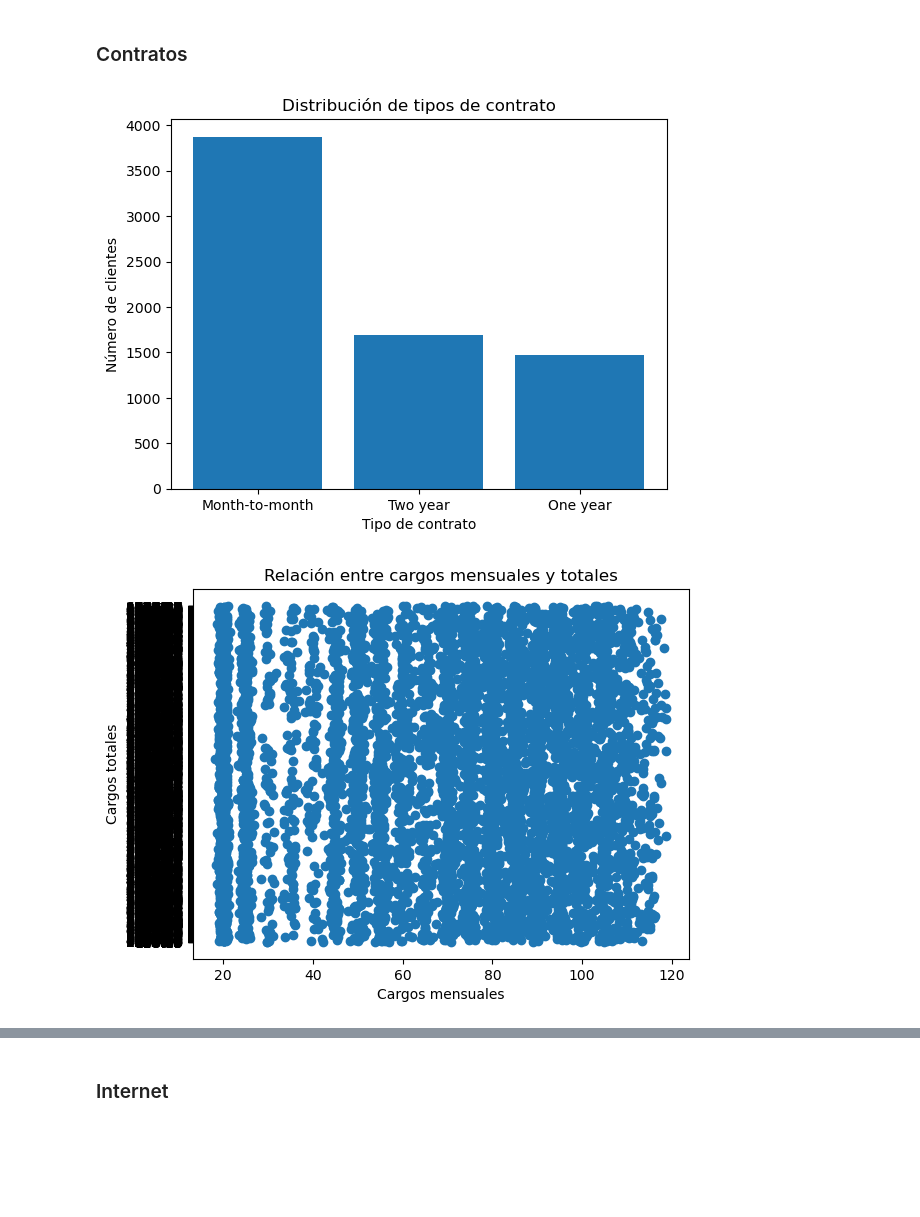
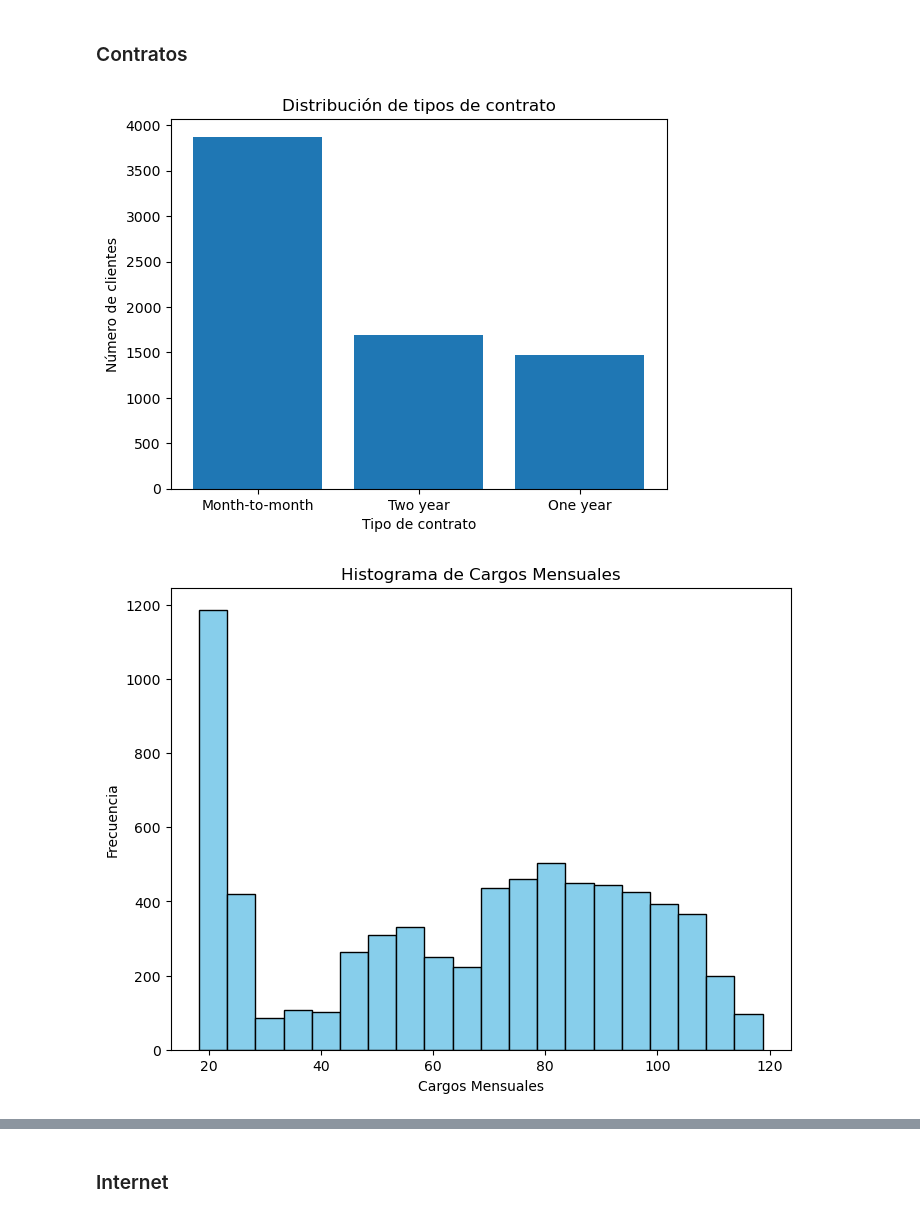
Before and after one commit to JuanPapi84/Fuga_de_Clientes, a Jupyter notebook: insight/Plan de Trabajo.ipynb, the cells around one changed output, grey strips where cells are left out. Cells and saved outputs as stored; diff of their text form; code cells hidden in the pictures; blank space fills up the shorter version.

```diff
--- a/insight/Plan de Trabajo.ipynb
+++ b/insight/Plan de Trabajo.ipynb
@@ -41,7 +78,7 @@ import matplotlib.pyplot as plt
 # %% [markdown]
 ### DataFrame de Contratos
 # %%
-df_contratos  = pd.read_csv('files/datasets/input/contract.csv')
+df_contratos  = pd.read_csv('contract.csv')
 # %%
 df_contratos
 # %% [output]
@@ -144,0 +193,4 @@ Las columnas de las fechas estan como objetos, hay que cambiarlas a datetime64ns
+# %%
+# Convertir la columna TotalCharges a tipo numérico
+df_contratos['TotalCharges'] = pd.to_numeric(df_contratos['TotalCharges'], errors='coerce')
+print(df_contratos.dtypes)
@@ -200,18 +372,35 @@ En el último dataframe vemos que tampoco hay datos nulos pero si menores datos
 # %%
 # Gráfico de barras para el tipo de contrato
 contract_counts = df_contratos["Type"].value_counts()
 plt.bar(contract_counts.index, contract_counts.values)
 plt.title("Distribución de tipos de contrato")
 plt.xlabel("Tipo de contrato")
 plt.ylabel("Número de clientes")
 plt.show()
 
-# Gráfico de dispersión para cargos mensuales y totales
-plt.scatter(df_contratos["MonthlyCharges"], df_contratos["TotalCharges"])
-plt.title("Relación entre cargos mensuales y totales")
-plt.xlabel("Cargos mensuales")
-plt.ylabel("Cargos totales")
+# Histograma de Cargos Mensuales
+plt.figure(figsize=(8, 6))
+plt.hist(df_contratos['MonthlyCharges'], bins=20, color='skyblue', edgecolor='black')
+plt.title('Histograma de Cargos Mensuales')
+plt.xlabel('Cargos Mensuales')
+plt.ylabel('Frecuencia')
 plt.show()
+
+# Histograma de Cargos Totales
+plt.figure(figsize=(8, 6))
+plt.hist(df_contratos['TotalCharges'], bins=20, color='lightgreen', edgecolor='black')
+plt.title('Histograma de Cargos Totales')
+plt.xlabel('Cargos Totales')
+plt.ylabel('Frecuencia')
+plt.show()
+
+# Diagrama de dispersión entre Cargos Mensuales y Cargos Totales
+plt.figure(figsize=(8, 6))
+plt.scatter(df_contratos['MonthlyCharges'], df_contratos['TotalCharges'], alpha=0.5)
+plt.title('Diagrama de Dispersión entre Cargos Mensuales y Cargos Totales')
+plt.xlabel('Cargos Mensuales')
+plt.ylabel('Cargos Totales')
+plt.show()
 # %% [output]
 [figure]
-[figure, old version]
+[figure, new version]
```
Also changed, not shown: parts of 40 cells of this notebook.
